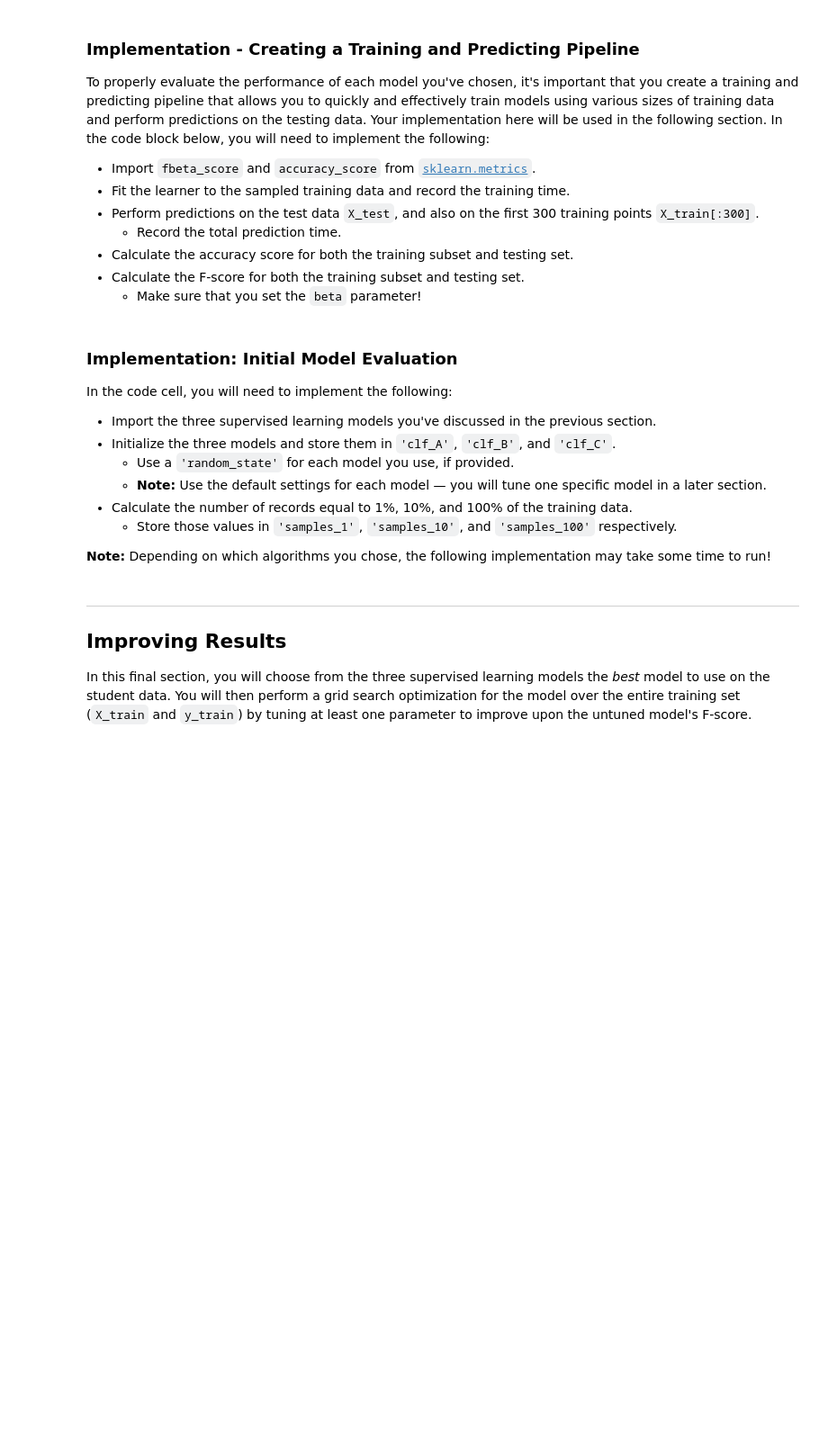
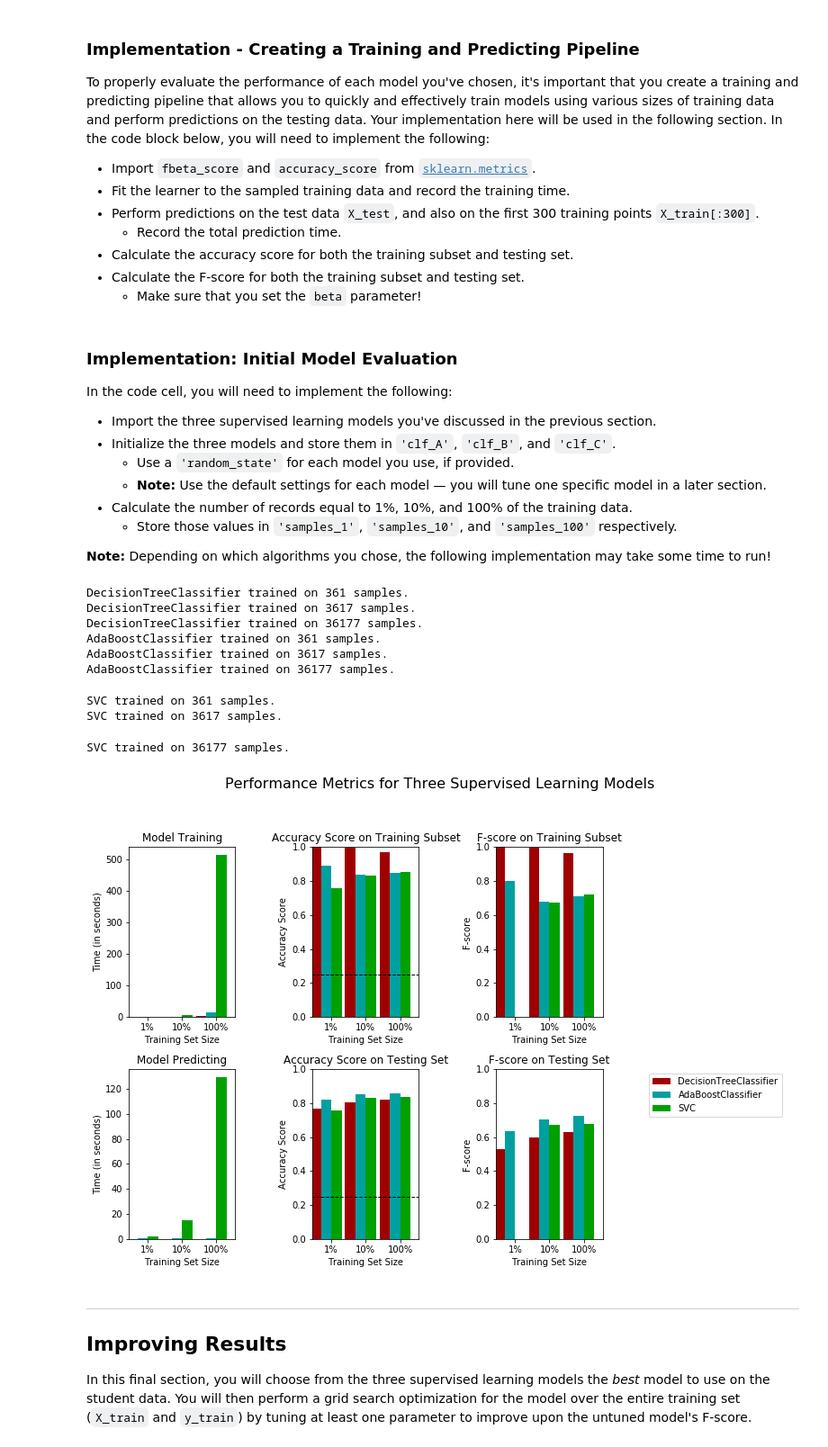
Before and after one commit to sth0728/udacity_finding_donors, a Jupyter notebook: finding_donors.ipynb, the cells around one changed output. Shown: that part at 90% size. Drawn from its saved outputs; the diff is of its cells as text; code cells hidden in the pictures; blank space fills up the shorter version.

```diff
--- a/finding_donors.ipynb
+++ b/finding_donors.ipynb
@@ -248,16 +248,17 @@ TN = 0 # No predicted negatives in the naive case
 FN = 0 # No predicted negatives in the naive case
 '''
 TP  = np.sum(income)
+TN = 0
 FP = income.count() - TP
 FN = 0
 # TODO: Calculate accuracy, precision and recall
-accuracy = TP / n_records
-recall = TP/(TP + FP)
-precision = TP * (TP + FN)
+accuracy = (TP + TN) / (TP + TN + FP + FN)
+recall = TP / (TP + FN)
+precision = TP / (TP + FP)
 
 # TODO: Calculate F-score using the formula above for beta = 0.5 and correct values for precision and recall.
 beta = 0.5
-fscore = ( 1 + beta * beta ) * (precision * recall) / ((beta * beta * precision) + recall)
+fscore = ( 1 + beta**2 ) * (precision * recall) / ((beta**2 * precision) + recall)
 
 # Print the results
 print("Naive Predictor: [Accuracy score: {:.4f}, F-score: {:.4f}]".format(accuracy, fscore))
@@ -300,6 +348,7 @@ In the code block below, you will need to implement the following:
    - Make sure that you set the `beta` parameter!
 # %%
 # TODO: Import two metrics from sklearn - fbeta_score and accuracy_score
+from sklearn.metrics import fbeta_score, accuracy_score
 
 def train_predict(learner, sample_size, X_train, y_train, X_test, y_test):
     '''
@@ -316,33 +365,33 @@ def train_predict(learner, sample_size, X_train, y_train, X_test, y_test):
 
     # TODO: Fit the learner to the training data using slicing with 'sample_size' using .fit(training_features[:], training_labels[:])
     start = time() # Get start time
-    learner = None
+    learner = learner.fit(X_train[:sample_size], y_train[:sample_size])
     end = time() # Get end time
 
     # TODO: Calculate the training time
-    results['train_time'] = None
+    results['train_time'] = end - start
 
     # TODO: Get the predictions on the test set(X_test),
     #       then get predictions on the first 300 training samples(X_train) using .predict()
     start = time() # Get start time
-    predictions_test = None
-    predictions_train = None
+    predictions_test  = learner.predict(X_test)
+    predictions_train = learner.predict(X_train[:300])
     end = time() # Get end time
 
     # TODO: Calculate the total prediction time
-    results['pred_time'] = None
+    results['pred_time'] = end - start
 
     # TODO: Compute accuracy on the first 300 training samples which is y_train[:300]
-    results['acc_train'] = None
+    results['acc_train'] = accuracy_score(y_train[:300], predictions_train)
 
     # TODO: Compute accuracy on test set using accuracy_score()
-    results['acc_test'] = None
+    results['acc_test'] = accuracy_score(y_test, predictions_test)
 
     # TODO: Compute F-score on the the first 300 training samples using fbeta_score()
-    results['f_train'] = None
+    results['f_train'] = fbeta_score(y_train[:300], predictions_train, beta=beta)
 
     # TODO: Compute F-score on the test set which is y_test
-    results['f_test'] = None
+    results['f_test'] = fbeta_score(y_test, predictions_test, beta=beta)
 
     # Success
     print("{} trained on {} samples.".format(learner.__class__.__name__, sample_size))
@@ -362,31 +411,45 @@ In the code cell, you will need to implement the following:
 **Note:** Depending on which algorithms you chose, the following implementation may take some time to run!
 # %%
 # TODO: Import the three supervised learning models from sklearn
+from sklearn.tree import DecisionTreeClassifier
+from sklearn.ensemble import AdaBoostClassifier
+from sklearn.svm import SVC
 
 # TODO: Initialize the three models
-clf_A = None
-clf_B = None
-clf_C = None
+clf_A = DecisionTreeClassifier()
+clf_B = AdaBoostClassifier()
+clf_C = SVC()
 
 # TODO: Calculate the number of samples for 1%, 10%, and 100% of the training data
 # HINT: samples_100 is the entire training set i.e. len(y_train)
 # HINT: samples_10 is 10% of samples_100 (ensure to set the count of the values to be `int` and not `float`)
 # HINT: samples_1 is 1% of samples_100 (ensure to set the count of the values to be `int` and not `float`)
-samples_100 = None
-samples_10 = None
-samples_1 = None
+samples_100 = int(len(X_train))
+samples_10  = int(0.1*len(X_train))
+samples_1   = int(0.01*len(X_train))
 
 # Collect results on the learners
 results = {}
 for clf in [clf_A, clf_B, clf_C]:
     clf_name = clf.__class__.__name__
     results[clf_name] = {}
     for i, samples in enumerate([samples_1, samples_10, samples_100]):
         results[clf_name][i] = \
         train_predict(clf, samples, X_train, y_train, X_test, y_test)
 
 # Run metrics visualization for the three supervised learning models chosen
 vs.evaluate(results, accuracy, fscore)
+# %% [output]
+DecisionTreeClassifier trained on 361 samples.
+DecisionTreeClassifier trained on 3617 samples.
+DecisionTreeClassifier trained on 36177 samples.
+AdaBoostClassifier trained on 361 samples.
+AdaBoostClassifier trained on 3617 samples.
+AdaBoostClassifier trained on 36177 samples.
+SVC trained on 361 samples.
+SVC trained on 3617 samples.
+SVC trained on 36177 samples.
+[figure, added]
 # %% [markdown]
 ----
 ## Improving Results
```
Also changed, not shown: parts of 19 cells of this notebook.
